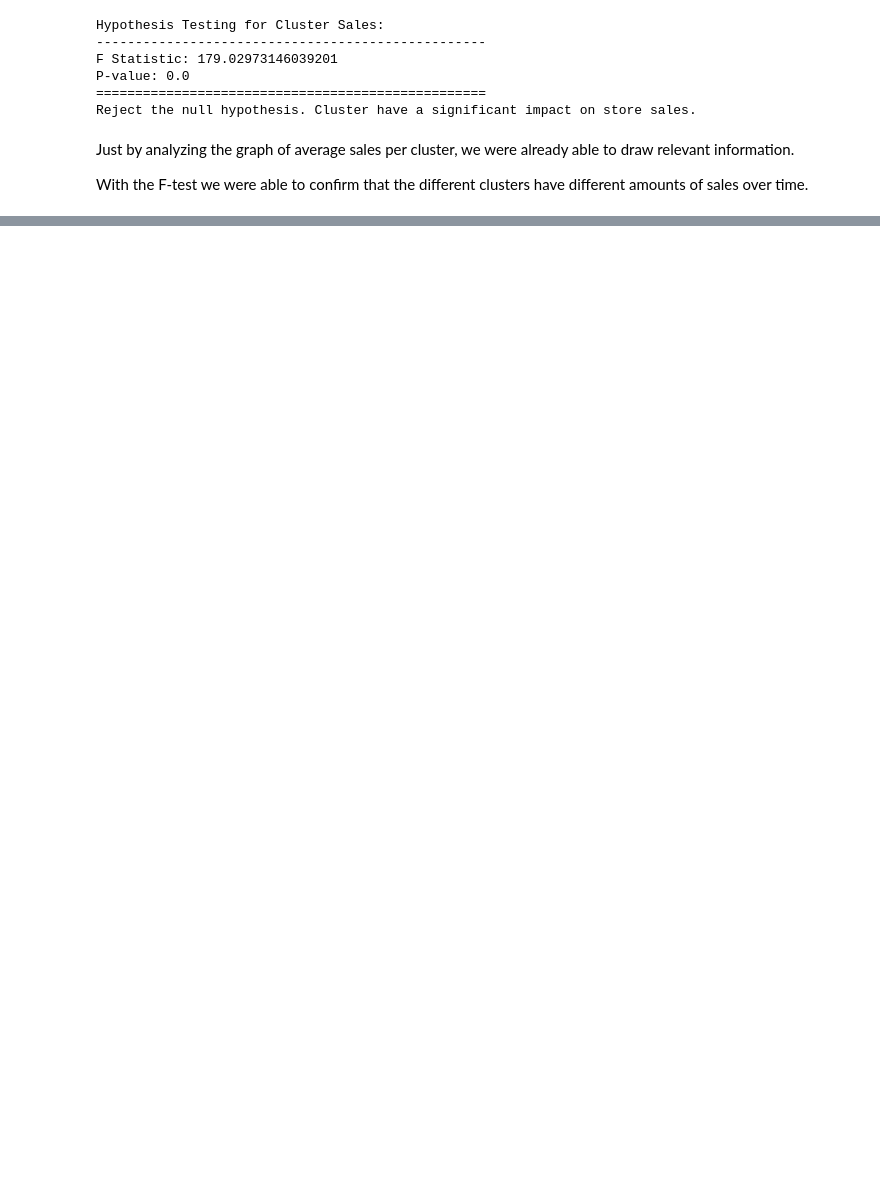
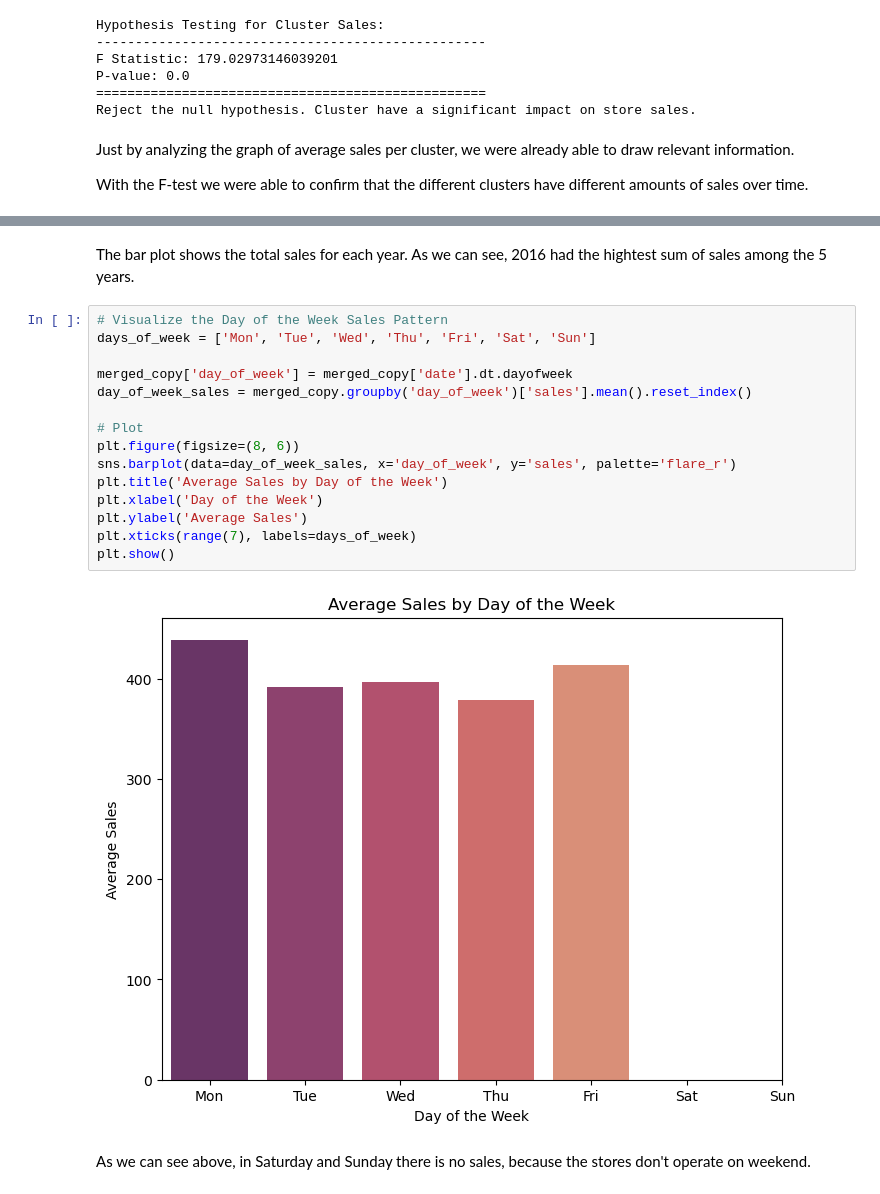
Before and after one commit to edmar-bevilaqua/store-sales-tsf-kaggle-competition, a Jupyter notebook: store-sales-tsf.ipynb, the cells around one changed output, grey strips where cells are left out. Drawn from its saved outputs; the diff is of its cells as text; blank space fills up the shorter version.

```diff
--- a/store-sales-tsf.ipynb
+++ b/store-sales-tsf.ipynb
@@ -1124,0 +1187,21 @@ With the F-test we were able to confirm that the different clusters have differe
+# %% [markdown]
+The bar plot shows the total sales for each year. As we can see, 2016 had the hightest sum of sales among the 5 years.
+# %%
+# Visualize the Day of the Week Sales Pattern
+days_of_week = ['Mon', 'Tue', 'Wed', 'Thu', 'Fri', 'Sat', 'Sun']
+
+merged_copy['day_of_week'] = merged_copy['date'].dt.dayofweek
+day_of_week_sales = merged_copy.groupby('day_of_week')['sales'].mean().reset_index()
+
+# Plot
+plt.figure(figsize=(8, 6))
+sns.barplot(data=day_of_week_sales, x='day_of_week', y='sales', palette='flare_r')
+plt.title('Average Sales by Day of the Week')
+plt.xlabel('Day of the Week')
+plt.ylabel('Average Sales')
+plt.xticks(range(7), labels=days_of_week)
+plt.show()
+# %% [output]
+[figure, added]
+# %% [markdown]
+As we can see above, in Saturday and Sunday there is no sales, because the stores don't operate on weekend.
```
Also changed, not shown: parts of 14 cells of this notebook.
